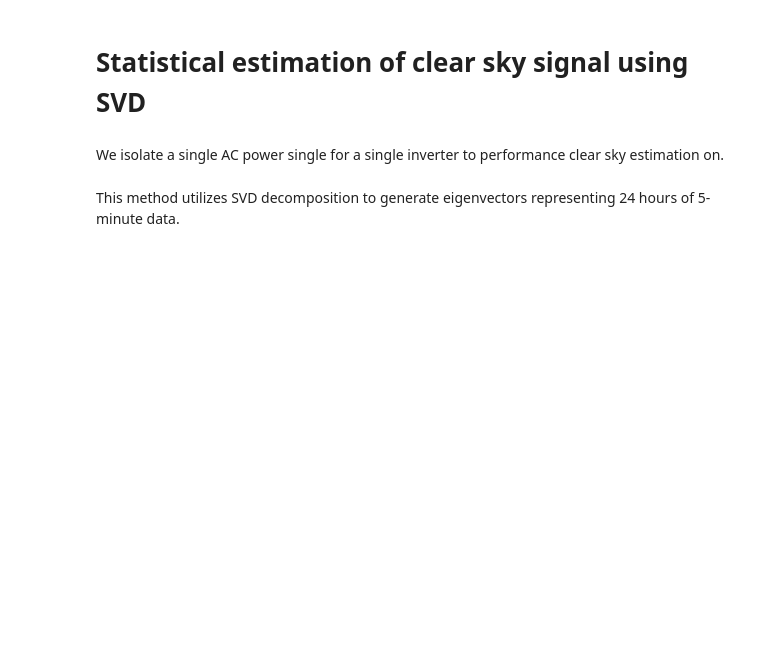
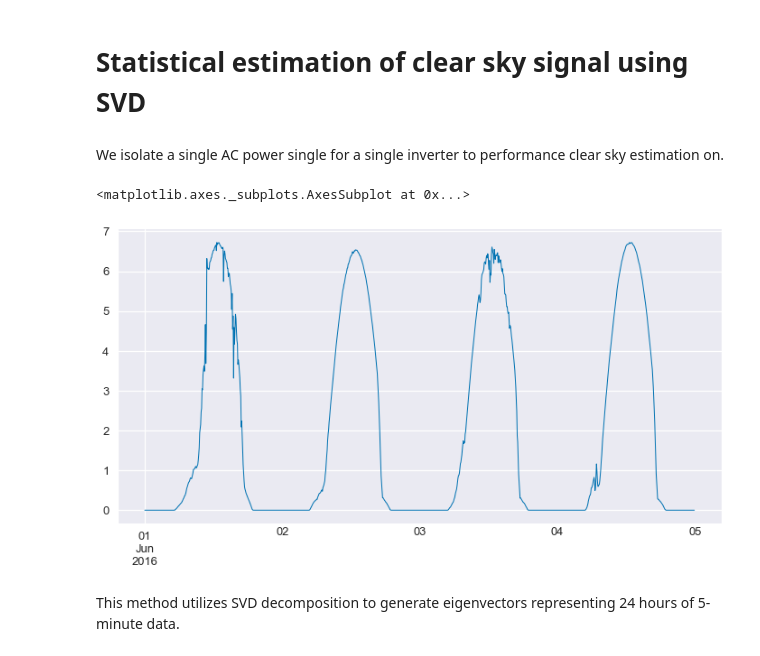
Before and after one commit to slacgismo/StatisticalClearSky, a Jupyter notebook: ClearSkyFitting_Example.ipynb, the cells around one changed output. Cells and saved outputs as stored; diff of their text form; code cells hidden in the pictures; blank space fills up the shorter version.

```diff
--- a/ClearSkyFitting_Example.ipynb
+++ b/ClearSkyFitting_Example.ipynb
@@ -13,6 +13,11 @@ sns.set(style='darkgrid', palette='colorblind', context='talk')
 plt.rc('figure', figsize=(50.0, 10.0))
 # %% [markdown]
 We isolate a single AC power single for a single inverter to performance clear sky estimation on.
+# %%
+df['S47'].loc['6/1/16':'6/4/16'].plot(linewidth=1, figsize=(12, 6))
+# %% [output]
+<matplotlib.axes._subplots.AxesSubplot at 0x...>
+[figure, added]
 # %%
 scs = StatisticalClearSky(df['S47'])
 # %% [markdown]
```
Also changed, not shown: parts of 2 cells of this notebook, 3 other files.
